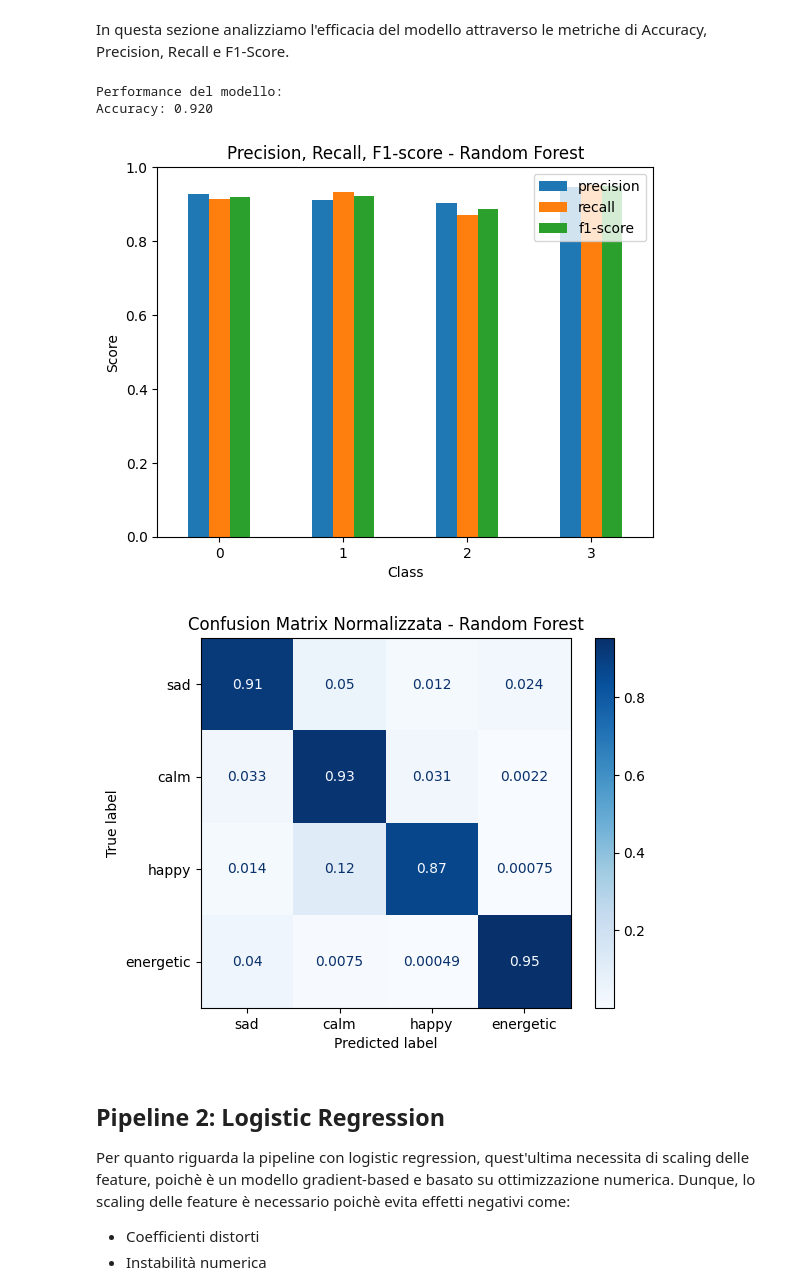
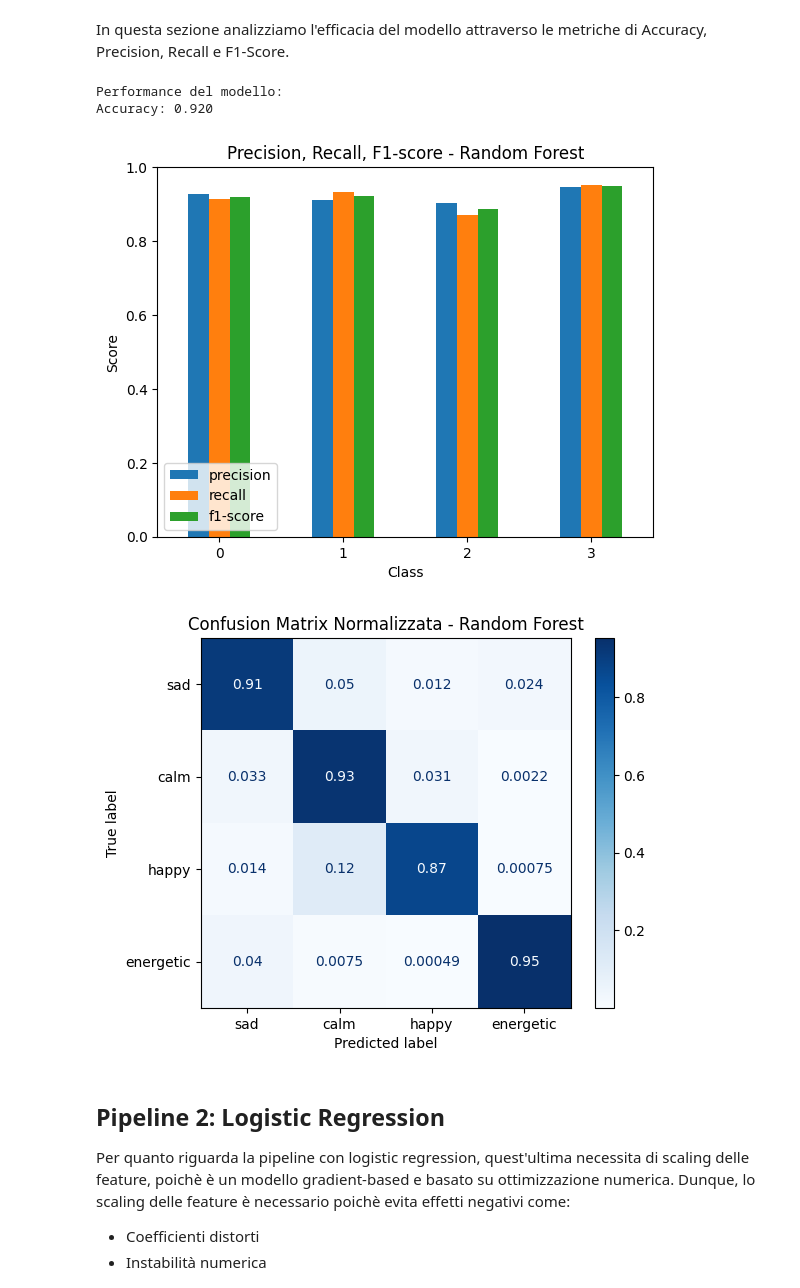
Before and after one commit to PlayMoodify/PlayMoodify.model, a Jupyter notebook: Project.ipynb, the cells around one changed output. Saved outputs shown, nothing was run; the diff lists cells and outputs as text; code cells hidden in the pictures.

```diff
--- a/Project.ipynb
+++ b/Project.ipynb
@@ -401,48 +400,49 @@ OOB score: 0.9183809772141939
 In questa sezione analizziamo l'efficacia del modello attraverso le metriche di Accuracy, Precision, Recall e F1-Score.
 # %%
 # Performance confrontando i valori predetti con quelli del test set
-y_pred = rf_clf.predict(X_test)
-report_dict = classification_report(y_test, y_pred, output_dict=True)
+y_pred_rf = rf_clf.predict(X_test)
+report_dict_rf = classification_report(y_test, y_pred_rf, output_dict=True)
 
 print("Performance del modello:")
 
 # Accuracy del modello
-acc = accuracy_score(y_test, y_pred)
-print(f"Accuracy: {acc:.3f}")
+acc_rf = accuracy_score(y_test, y_pred_rf)
+print(f"Accuracy: {acc_rf:.3f}")
 
 # Conversione in DataFrame
-report_df = pd.DataFrame(report_dict).T
+report_rf_df = pd.DataFrame(report_dict_rf).T
 
 # Selezione solo delle classi (esclude accuracy, macro avg, weighted avg)
-per_class_df = report_df.iloc[:-3][['precision', 'recall', 'f1-score']]
+per_class_rf_df = report_rf_df.iloc[:-3][['precision', 'recall', 'f1-score']]
 
 # Plot
-per_class_df.plot(kind='bar')
+per_class_rf_df.plot(kind='bar')
 plt.title("Precision, Recall, F1-score - Random Forest")
 plt.xlabel("Class")
 plt.ylabel("Score")
 plt.xticks(rotation=0)
 plt.ylim(0, 1)
+plt.legend(loc='lower left')
 plt.show()
 
 # Visualizzazione Confusion Matrix
 class_names = ['sad', 'calm', 'happy', 'energetic']
 
 disp = ConfusionMatrixDisplay.from_estimator(
     rf_clf,
     X_test,
     y_test,
     display_labels=class_names,
     normalize='true',
     cmap='Blues'
 )
 
 plt.title("Confusion Matrix Normalizzata - Random Forest")
 plt.show()
 # %% [output]
 Performance del modello:
 Accuracy: 0.920
-[figure, old version]
+[figure, new version]
 [figure]
 # %% [markdown]
 ## Pipeline 2: Logistic Regression
```
Also changed, not shown: parts of 13 cells of this notebook.
